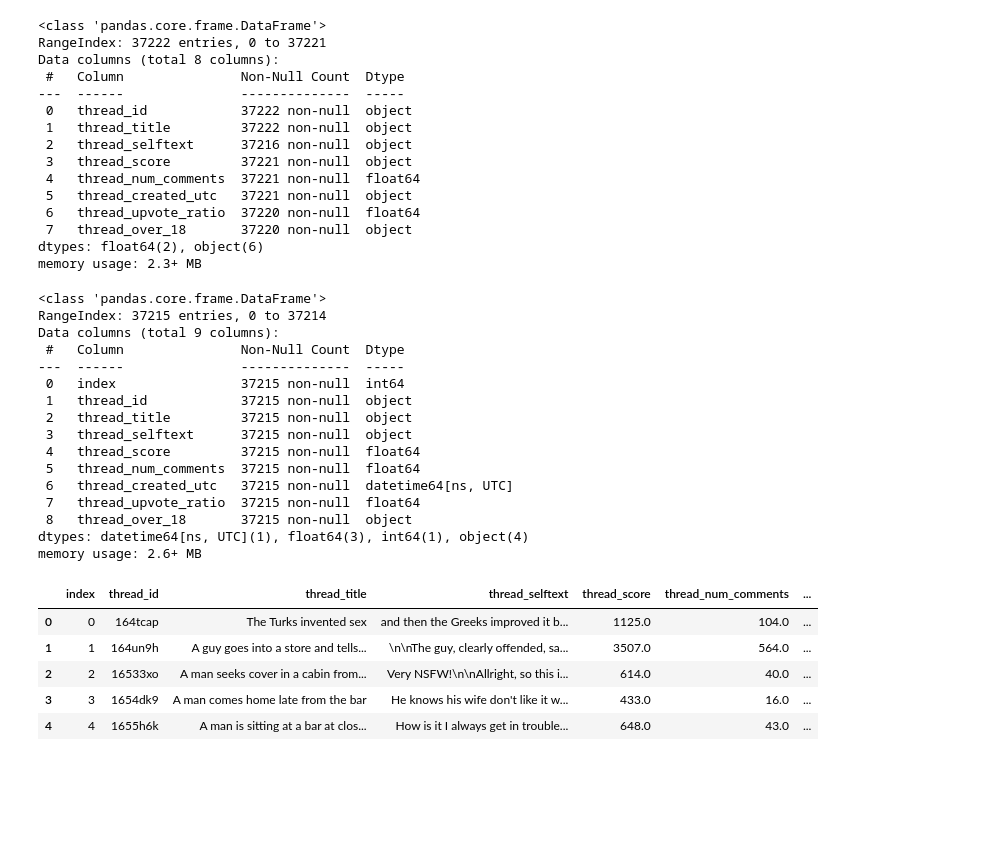
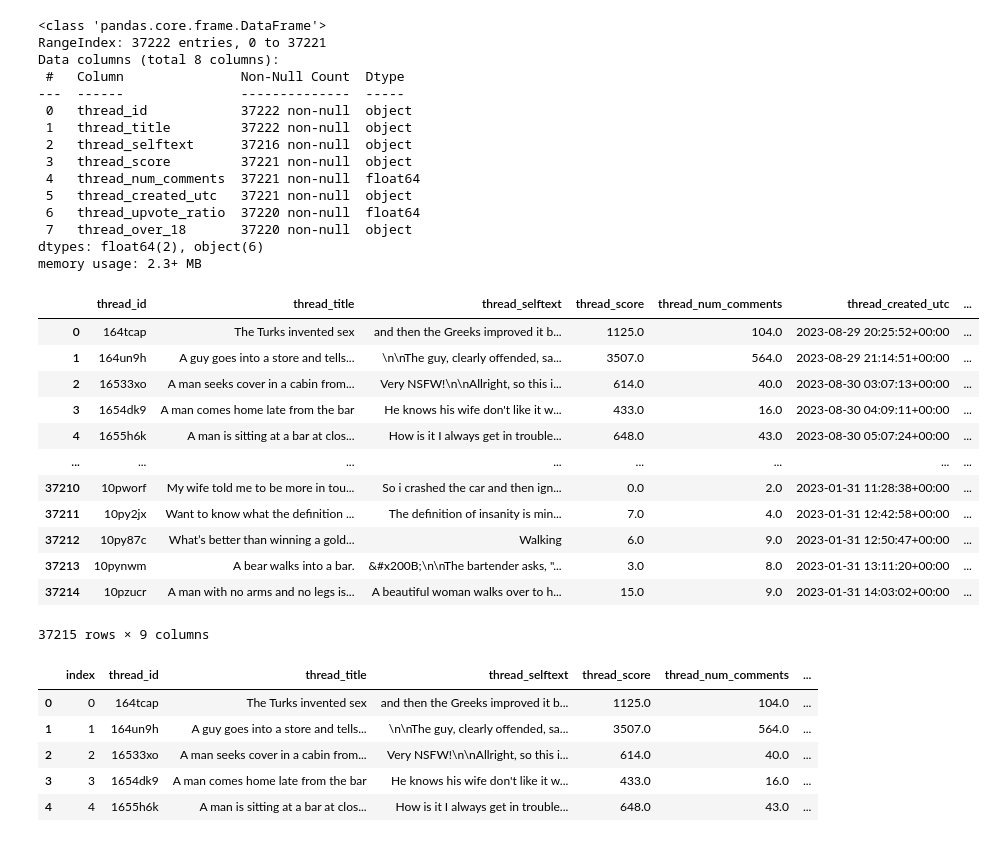
Before and after one commit to Alishahed/reddit_jokes, a Jupyter notebook: reddit_jokes_exploration.ipynb, the cells around one changed output. Cells and saved outputs as stored; diff of their text form; code cells hidden in the pictures; blank space fills up the shorter version.

```diff
--- a/reddit_jokes_exploration.ipynb
+++ b/reddit_jokes_exploration.ipynb
@@ -48,29 +48,27 @@ memory usage: 2.3+ MB
 # %%
 # some columns have small number of empty cells. We can drop them as they are very small percentage of all rows.
 # thread_created_utc is string and I change it to timestamp
 # thread_score is string, I change it to float.
 df_jokes_slim.dropna(how='any',inplace=True)
 df_jokes_slim.reset_index(inplace=True)
 df_jokes_slim['thread_created_utc'] = pd.to_datetime(df_jokes_slim['thread_created_utc'], format='mixed', utc=True)
+df_jokes_slim['thread_created_pst'] = df_jokes_slim['thread_created_utc'].dt.tz_convert('America/Los_Angeles')
 df_jokes_slim['thread_score'] = df_jokes_slim['thread_score'].astype(float)
 df_jokes_slim.drop('index',axis=1)
 # %% [output]
+|  | thread_id | thread_title | thread_selftext | thread_score | thread_num_comments | thread_created_utc | ... |
+| 0 | 164tcap | The Turks invented sex | and then the Greeks improved it b... | 1125.0 | 104.0 | 2023-08-29 20:25:52+00:00 | ... |
+| 1 | 164un9h | A guy goes into a store and tells... | \n\nThe guy, clearly offended, sa... | 3507.0 | 564.0 | 2023-08-29 21:14:51+00:00 | ... |
+| 2 | 16533xo | A man seeks cover in a cabin from... | Very NSFW!\n\nAllright, so this i... | 614.0 | 40.0 | 2023-08-30 03:07:13+00:00 | ... |
+| 3 | 1654dk9 | A man comes home late from the bar | He knows his wife don't like it w... | 433.0 | 16.0 | 2023-08-30 04:09:11+00:00 | ... |
+| 4 | 1655h6k | A man is sitting at a bar at clos... | How is it I always get in trouble... | 648.0 | 43.0 | 2023-08-30 05:07:24+00:00 | ... |
+| ... | ... | ... | ... | ... | ... | ... | ... |
+| 37210 | 10pworf | My wife told me to be more in tou... | So i crashed the car and then ign... | 0.0 | 2.0 | 2023-01-31 11:28:38+00:00 | ... |
+| 37211 | 10py2jx | Want to know what the definition ... | The definition of insanity is min... | 7.0 | 4.0 | 2023-01-31 12:42:58+00:00 | ... |
+| 37212 | 10py87c | What’s better than winning a gold... | Walking | 6.0 | 9.0 | 2023-01-31 12:50:47+00:00 | ... |
+| 37213 | 10pynwm | A bear walks into a bar. | &#x200B;\n\nThe bartender asks, "... | 3.0 | 8.0 | 2023-01-31 13:11:20+00:00 | ... |
+| 37214 | 10pzucr | A man with no arms and no legs is... | A beautiful woman walks over to h... | 15.0 | 9.0 | 2023-01-31 14:03:02+00:00 | ... |
-<class 'pandas.core.frame.DataFrame'>
-RangeIndex: 37215 entries, 0 to 37214
-Data columns (total 9 columns):
- #   Column               Non-Null Count  Dtype
----  ------               --------------  -----
- 0   index                37215 non-null  int64
- 1   thread_id            37215 non-null  object
- 2   thread_title         37215 non-null  object
- 3   thread_selftext      37215 non-null  object
- 4   thread_score         37215 non-null  float64
- 5   thread_num_comments  37215 non-null  float64
- 6   thread_created_utc   37215 non-null  datetime64[ns, UTC]
- 7   thread_upvote_ratio  37215 non-null  float64
- 8   thread_over_18       37215 non-null  object
-dtypes: datetime64[ns, UTC](1), float64(3), int64(1), object(4)
-memory usage: 2.6+ MB
+37215 rows × 9 columns
 # %%
 df_jokes_slim.head(5)
 # %% [output]
```
Also changed, not shown: parts of 9 cells of this notebook.
